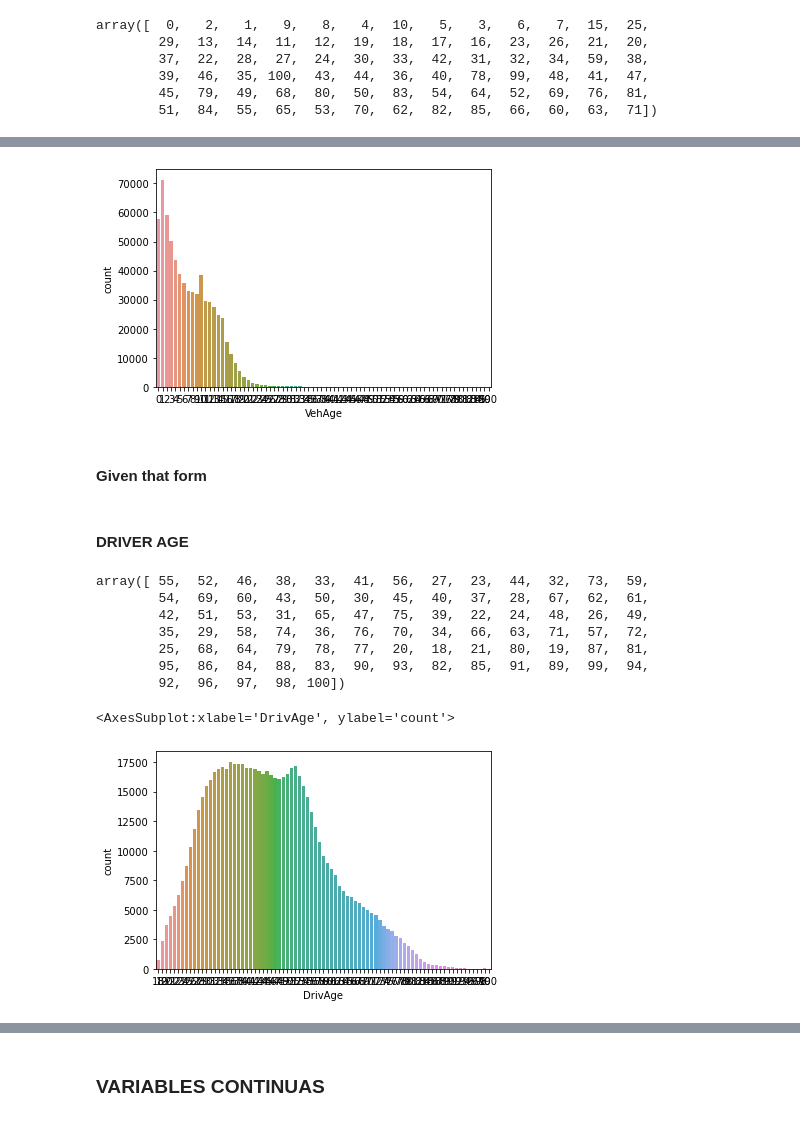
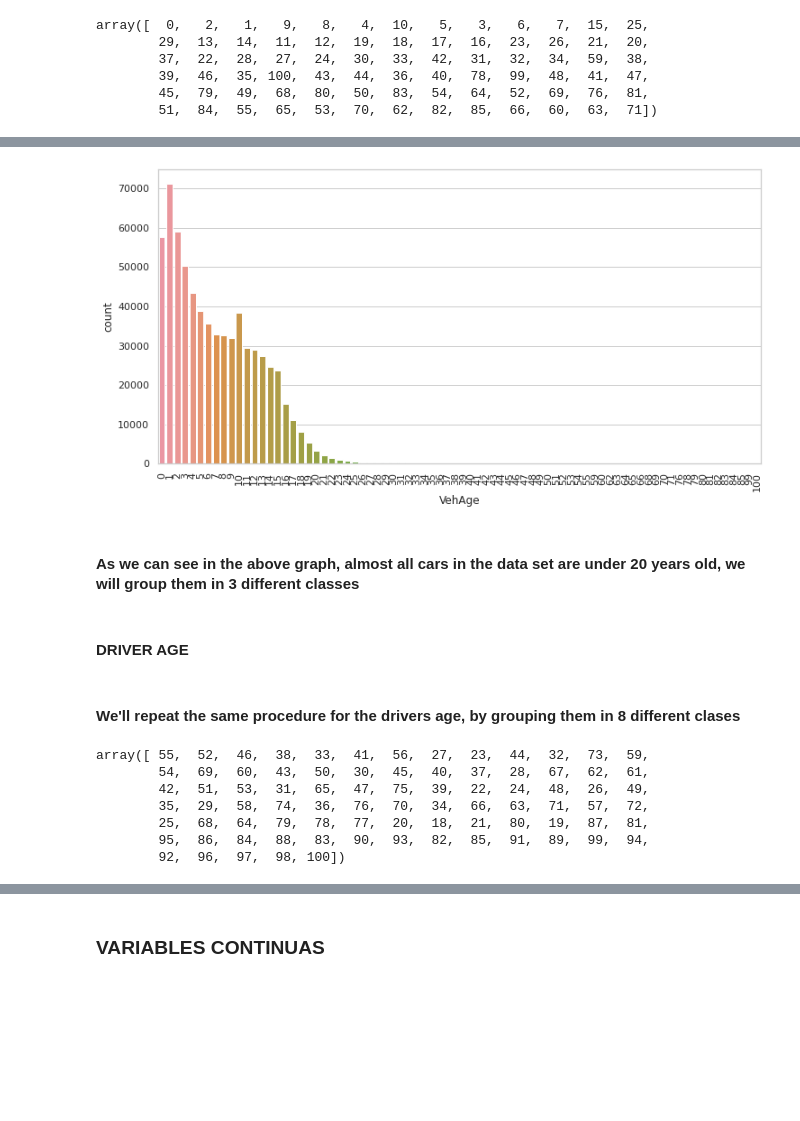
Before and after one commit to JulianTrufero/Claims-Frequency-Predicitons, a Jupyter notebook: claims_data.ipynb, the cells around one changed output, grey strips where cells are left out. Drawn from its saved outputs; the diff is of its cells as text; code cells hidden in the pictures; blank space fills up the shorter version.

```diff
--- a/claims_data.ipynb
+++ b/claims_data.ipynb
@@ -207,9 +178,10 @@ Name: VehAge, dtype: int64
-# %%
-sns.countplot(claimsdf.VehAge);
-# %% [output]
-[figure, removed]
-# %% [markdown]
-#### Given that form
+# %%
+ax = sns.countplot(claimsdf['VehAge'])
+ax.tick_params(axis='x', rotation=90);
+# %% [output]
+[figure, added]
+# %% [markdown]
+#### As we can see in the above graph, almost all cars in the data set are under 20 years old, we will group them in 3 different classes
 # %%
 def vehage_gr(x):
     """
@@ -227,5 +203,7 @@ def vehage_gr(x):
 # %% [markdown]
 #### DRIVER AGE
+# %% [markdown]
+#### We'll repeat the same procedure for the drivers age, by grouping them in 8 different clases
 # %%
 claimsdf.DrivAge.unique()
 # %% [output]
@@ -236,8 +214,3 @@ array([ 55,  52,  46,  38,  33,  41,  56,  27,  23,  44,  32,  73,  59,
         25,  68,  64,  79,  78,  77,  20,  18,  21,  80,  19,  87,  81,
         95,  86,  84,  88,  83,  90,  93,  82,  85,  91,  89,  99,  94,
         92,  96,  97,  98, 100])
-# %%
-sns.countplot(claimsdf.DrivAge)
-# %% [output]
-<AxesSubplot:xlabel='DrivAge', ylabel='count'>
-[figure, removed]
```
Also changed, not shown: parts of 16 cells of this notebook, 1 other file.
